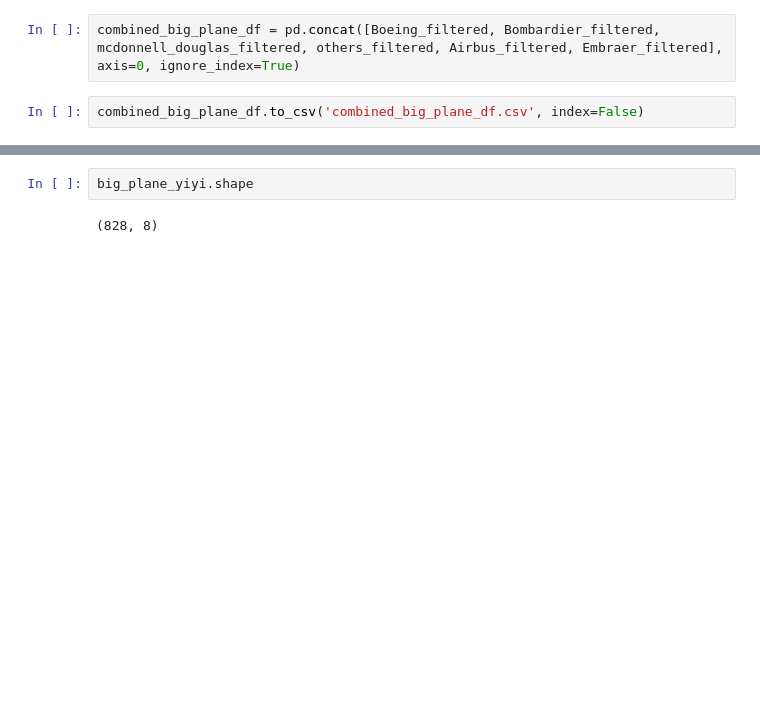
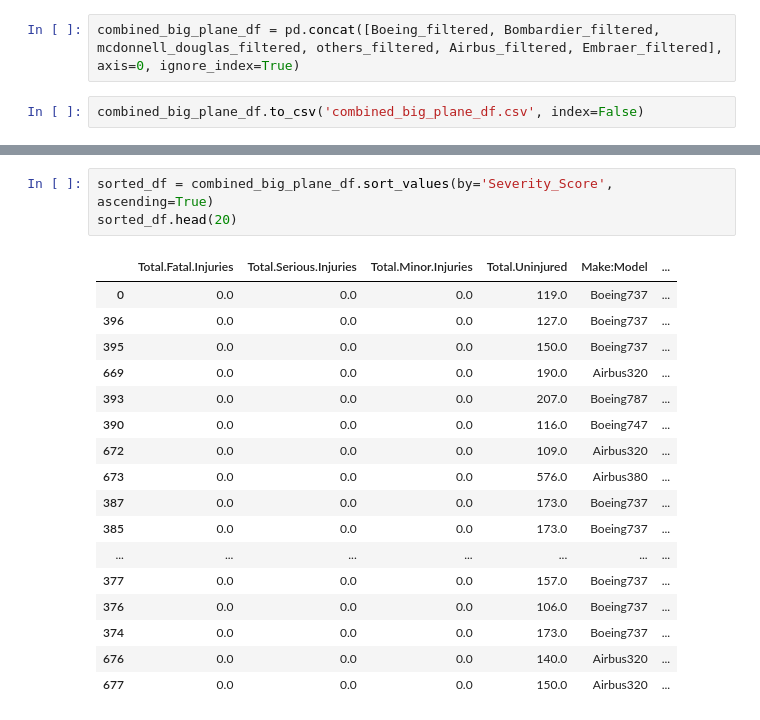
Before and after one commit to basstraining/wings_and_flats, a Jupyter notebook: Notebooks/Plane_Filtering_Yiyi.ipynb, the cells around one changed output, grey strips where cells are left out. Cells and saved outputs as stored; diff of their text form; blank space fills up the shorter version.

```diff
--- a/Notebooks/Plane_Filtering_Yiyi.ipynb
+++ b/Notebooks/Plane_Filtering_Yiyi.ipynb
@@ -597,4 +624,21 @@ combined_big_plane_df.shape
-# %%
-big_plane_yiyi.shape
-# %% [output]
-(828, 8)
+# %%
+sorted_df = combined_big_plane_df.sort_values(by='Severity_Score', ascending=True)
+sorted_df.head(20)
+# %% [output]
+|  | Total.Fatal.Injuries | Total.Serious.Injuries | Total.Minor.Injuries | Total.Uninjured | Make:Model | ... |
+| 0 | 0.0 | 0.0 | 0.0 | 119.0 | Boeing737 | ... |
+| 396 | 0.0 | 0.0 | 0.0 | 127.0 | Boeing737 | ... |
+| 395 | 0.0 | 0.0 | 0.0 | 150.0 | Boeing737 | ... |
+| 669 | 0.0 | 0.0 | 0.0 | 190.0 | Airbus320 | ... |
+| 393 | 0.0 | 0.0 | 0.0 | 207.0 | Boeing787 | ... |
+| 390 | 0.0 | 0.0 | 0.0 | 116.0 | Boeing747 | ... |
+| 672 | 0.0 | 0.0 | 0.0 | 109.0 | Airbus320 | ... |
+| 673 | 0.0 | 0.0 | 0.0 | 576.0 | Airbus380 | ... |
+| 387 | 0.0 | 0.0 | 0.0 | 173.0 | Boeing737 | ... |
+| 385 | 0.0 | 0.0 | 0.0 | 173.0 | Boeing737 | ... |
+| ... | ... | ... | ... | ... | ... | ... |
+| 377 | 0.0 | 0.0 | 0.0 | 157.0 | Boeing737 | ... |
+| 376 | 0.0 | 0.0 | 0.0 | 106.0 | Boeing737 | ... |
+| 374 | 0.0 | 0.0 | 0.0 | 173.0 | Boeing737 | ... |
+| 676 | 0.0 | 0.0 | 0.0 | 140.0 | Airbus320 | ... |
+| 677 | 0.0 | 0.0 | 0.0 | 150.0 | Airbus320 | ... |
```
Also changed, not shown: parts of 9 cells of this notebook, 2 other files.
